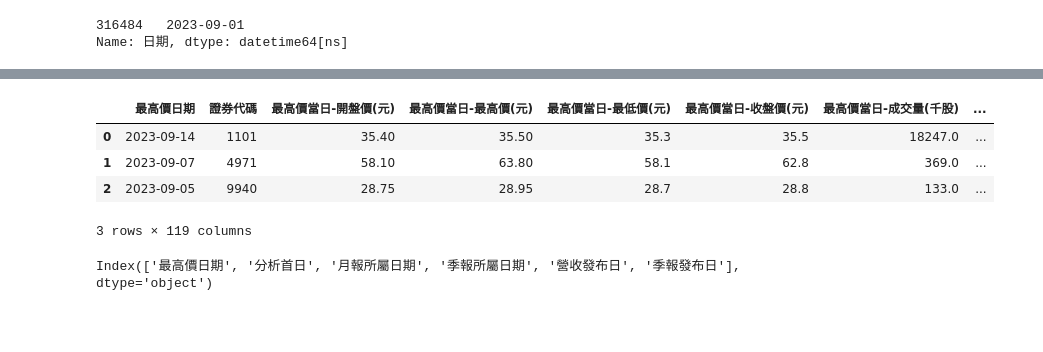
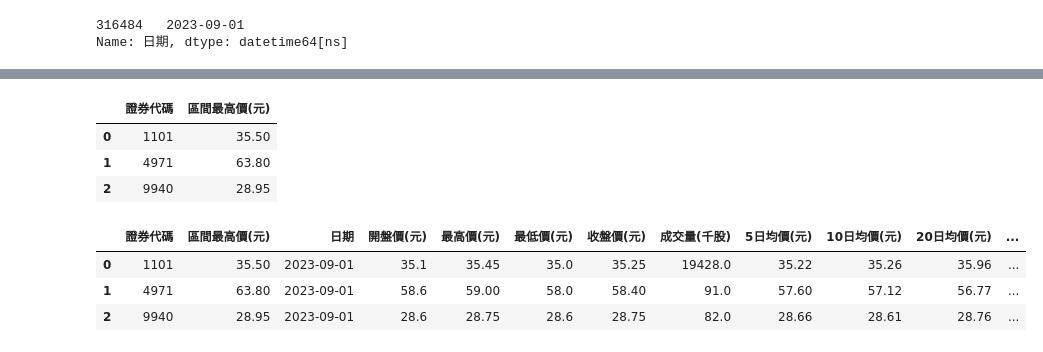
Before and after one commit to cynthiaiii4/Data_Browsing, a Jupyter notebook: test.ipynb, the cells around one changed output, grey strips where cells are left out. Cells and saved outputs as stored; diff of their text form; code cells hidden in the pictures; blank space fills up the shorter version.

```diff
--- a/test.ipynb
+++ b/test.ipynb
@@ -39,9 +45,10 @@ start_date = pd.to_datetime('2023/9/1')
 end_date = pd.to_datetime('2023/9/15')
 # %%
 #找出符合條件的公司股價資料
-stock_fliter_data = [(s_data['證券代碼'].isin(selected_companies)) & (s_data['日期'] >= start_date) & (s_data['日期'] <= end_date)]
-stock_fliter_data = s_data[(s_data['證券代碼'].isin(selected_companies)) ]
-stock_fliter_data = stock_fliter_data.sort_values(by="日期", ascending=True)
+stock_fliter_data = s_data[(s_data['證券代碼'].isin(selected_companies)) & (s_data['日期'] >= start_date) & (s_data['日期'] <= end_date)]
+# stock_fliter_data = [(s_data['證券代碼'].isin(selected_companies)) & (s_data['日期'] >= start_date) & (s_data['日期'] <= end_date)]
+# stock_fliter_data = s_data[(s_data['證券代碼'].isin(selected_companies)) ]
+stock_fliter_data = stock_fliter_data.sort_values(by=["證券代碼", "日期"], ascending=[True, False])
 stock_fliter_data
 # %% [output]
 |  | 日期 | 證券代碼 | 開盤價(元) | 最高價(元) | 最低價(元) | 收盤價(元) | 成交量(千股) | 5日均價(元) | 10日均價(元) | 20日均價(元) | 60日均價(元) | ... |
@@ -283,40 +77,26 @@ flited_data_smc
-# %%
-m_data['月報所屬日期'] = pd.to_datetime(m_data['月報所屬日期'])
-m_data['營收發布日'] = pd.to_datetime(m_data['營收發布日'])
-q_data['季報所屬日期'] = pd.to_datetime(q_data['季報所屬日期'])
-q_data['季報發布日'] = pd.to_datetime(q_data['季報發布日'])
-flited_data_smc['分析首日'] = pd.to_datetime(flited_data_smc['分析首日'])
-m_data = m_data.sort_values(by='營收發布日', ascending=False)
-q_data = q_data.sort_values(by='季報發布日', ascending=False)
-def find_next_date(row, data, date_column, target_date_column):
-    company_id = int(row['證券代碼'])
-    date = row['分析首日']
-
-    # 從 data 中篩選出相同 '證券代碼' 的紀錄
-    correspond_company_data = data[data['證券代碼'] == company_id]
-
-    for _, m_row in correspond_company_data.iterrows():
-        if date > m_row[date_column]:
-            return m_row[target_date_column]
-
-    return None
-
-# 將 '月報所屬日期' 列填充為對應的 '營收所屬日期'
-flited_data_smc['月報所屬日期'] = flited_data_smc.apply(find_next_date, args=(m_data, '營收發布日', '月報所屬日期',), axis=1)
-
-# 將 '季報所屬日期' 列填充為對應的 '季報所屬日期'
-flited_data_smc['季報所屬日期'] = flited_data_smc.apply(find_next_date, args=(q_data, '季報發布日', '季報所屬日期',), axis=1)
-final_merged_df = pd.merge(flited_data_smc, m_data, on=['月報所屬日期', '證券代碼'], how='left').merge(q_data, on=['季報所屬日期', '證券代碼'], how='left')
-final_merged_df.to_excel('final_merged_df.xlsx', index=False,encoding='UTF-8')
-final_merged_df
-# %% [output]
-|  | 最高價日期 | 證券代碼 | 最高價當日-開盤價(元) | 最高價當日-最高價(元) | 最高價當日-最低價(元) | 最高價當日-收盤價(元) | 最高價當日-成交量(千股) | ... |
-| 0 | 2023-09-14 | 1101 | 35.40 | 35.50 | 35.3 | 35.5 | 18247.0 | ... |
-| 1 | 2023-09-07 | 4971 | 58.10 | 63.80 | 58.1 | 62.8 | 369.0 | ... |
-| 2 | 2023-09-05 | 9940 | 28.75 | 28.95 | 28.7 | 28.8 | 133.0 | ... |
-3 rows × 119 columns
-# %%
-datetime_cols = final_merged_df.select_dtypes(include=[np.datetime64]).columns
-datetime_cols
-# %% [output]
-Index(['最高價日期', '分析首日', '月報所屬日期', '季報所屬日期', '營收發布日', '季報發布日'], dtype='object')
+# %%
+# max_prices_idx = stock_fliter_data.groupby('證券代碼')['最高價(元)'].idxmax()
+# max_prices_with_dates = stock_fliter_data.loc[max_prices_idx]
+# max_prices_with_dates
+max_prices= stock_fliter_data.groupby('證券代碼')['最高價(元)'].max()
+max_prices = max_prices.rename('區間最高價(元)').reset_index()
+max_prices
+# %% [output]
+|  | 證券代碼 | 區間最高價(元) |
+| 0 | 1101 | 35.50 |
+| 1 | 4971 | 63.80 |
+| 2 | 9940 | 28.95 |
+# %%
+start_prices = stock_fliter_data[stock_fliter_data['日期'] == start_date]
+result_df = pd.merge(max_prices, start_prices, on='證券代碼', how='left')
+ # 計算 "區間最高股價變化"
+result_df['區間最大價差'] = (result_df['區間最高價(元)'] - result_df['最低價(元)'])
+
+# 計算 "區間最高股價變化率"
+result_df['區間最大價差%'] = ((result_df['區間最高價(元)'] - result_df['最低價(元)'])/result_df['最低價(元)']*100).round(2)
+result_df
+# %% [output]
+|  | 證券代碼 | 區間最高價(元) | 日期 | 開盤價(元) | 最高價(元) | 最低價(元) | 收盤價(元) | 成交量(千股) | 5日均價(元) | 10日均價(元) | 20日均價(元) | ... |
+| 0 | 1101 | 35.50 | 2023-09-01 | 35.1 | 35.45 | 35.0 | 35.25 | 19428.0 | 35.22 | 35.26 | 35.96 | ... |
+| 1 | 4971 | 63.80 | 2023-09-01 | 58.6 | 59.00 | 58.0 | 58.40 | 91.0 | 57.60 | 57.12 | 56.77 | ... |
+| 2 | 9940 | 28.95 | 2023-09-01 | 28.6 | 28.75 | 28.6 | 28.75 | 82.0 | 28.66 | 28.61 | 28.76 | ... |
```
Also changed, not shown: parts of 34 cells of this notebook, 13 other files.
